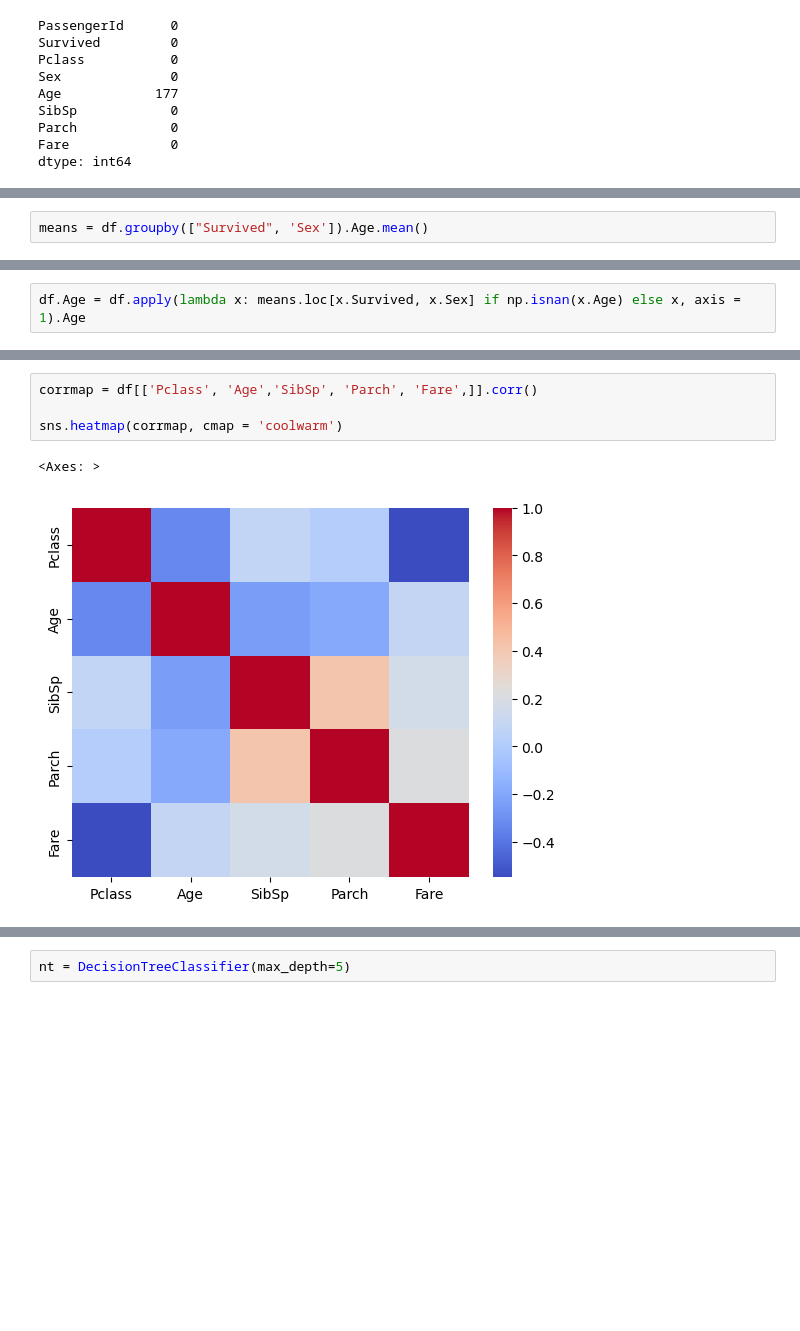
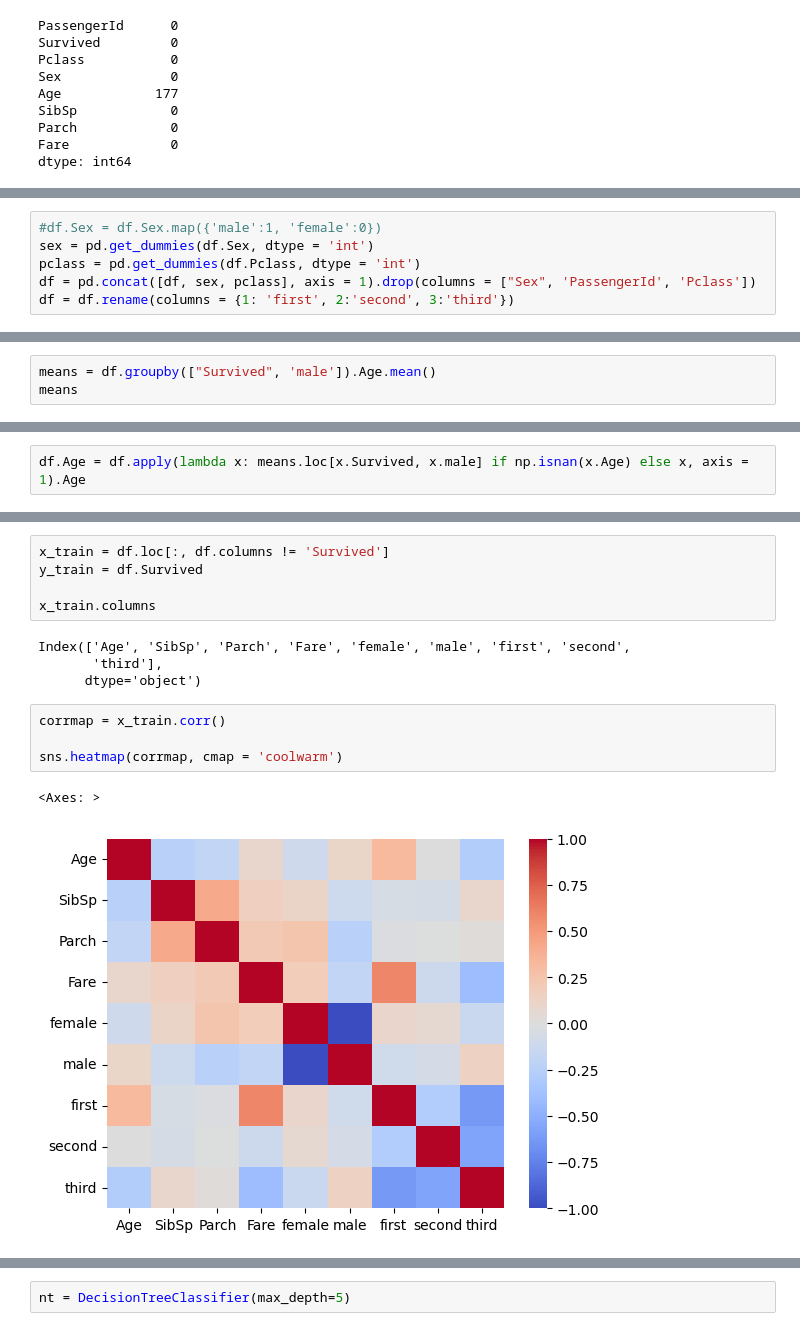
Before and after one commit to PatheticOTD/titanic, a Jupyter notebook: titanic.ipynb, the cells around one changed output, grey strips where cells are left out. Drawn from its saved outputs; the diff is of its cells as text; blank space fills up the shorter version.

```diff
--- a/titanic.ipynb
+++ b/titanic.ipynb
@@ -64,0 +29,6 @@ df.Sex = df.Sex.map({'male':1, 'female':0})
+# %%
+#df.Sex = df.Sex.map({'male':1, 'female':0})
+sex = pd.get_dummies(df.Sex, dtype = 'int')
+pclass = pd.get_dummies(df.Pclass, dtype = 'int')
+df = pd.concat([df, sex, pclass], axis = 1).drop(columns = ["Sex", 'PassengerId', 'Pclass'])
+df = df.rename(columns = {1: 'first', 2:'second', 3:'third'})
@@ -65,2 +44,3 @@ df.Sex = df.Sex.map({'male':1, 'female':0})
 # %%
-means = df.groupby(["Survived", 'Sex']).Age.mean()
+means = df.groupby(["Survived", 'male']).Age.mean()
+means
@@ -67,5 +54,5 @@ means = df.groupby(["Survived", 'Sex']).Age.mean()
 # %%
-df.Age = df.apply(lambda x: means.loc[x.Survived, x.Sex] if np.isnan(x.Age) else x, axis = 1).Age
+df.Age = df.apply(lambda x: means.loc[x.Survived, x.male] if np.isnan(x.Age) else x, axis = 1).Age
 # %%
 df.apply(lambda x: x.isnull().sum())
 # %% [output]
@@ -81,7 +90,16 @@ dtype: int64
+# %%
+x_train = df.loc[:, df.columns != 'Survived']
+y_train = df.Survived
+
+x_train.columns
+# %% [output]
+Index(['Age', 'SibSp', 'Parch', 'Fare', 'female', 'male', 'first', 'second',
+       'third'],
+      dtype='object')
 # %%
-corrmap = df[['Pclass', 'Age','SibSp', 'Parch', 'Fare',]].corr()
+corrmap = x_train.corr()
 
 sns.heatmap(corrmap, cmap = 'coolwarm')
 # %% [output]
 <Axes: >
-[figure, old version]
+[figure, new version]
```
Also changed, not shown: parts of 36 cells of this notebook, 1 other file.
